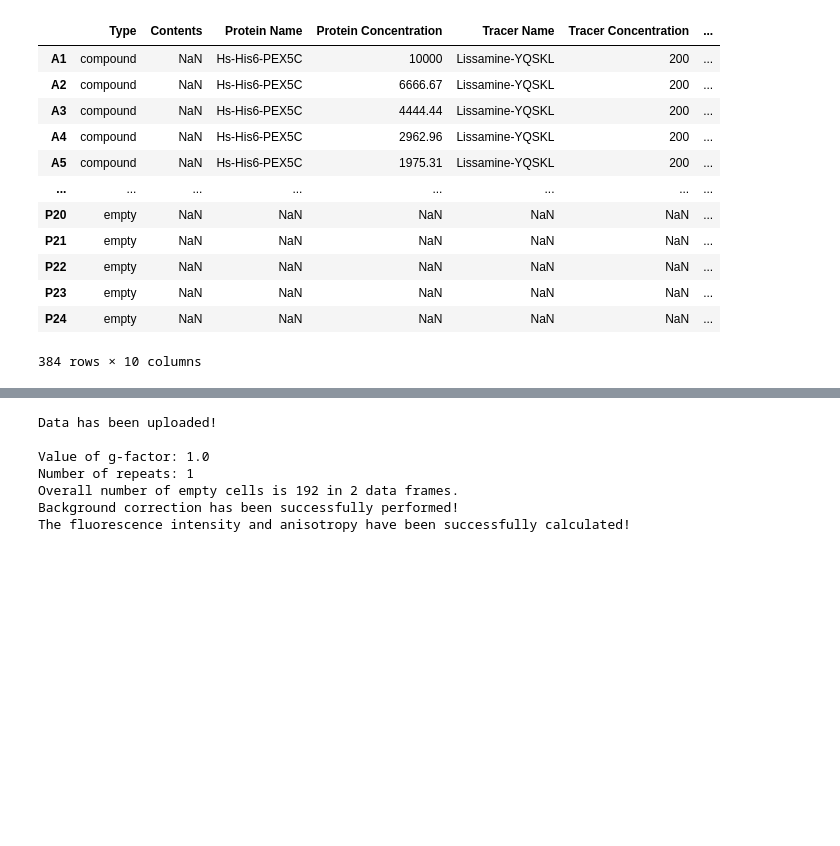
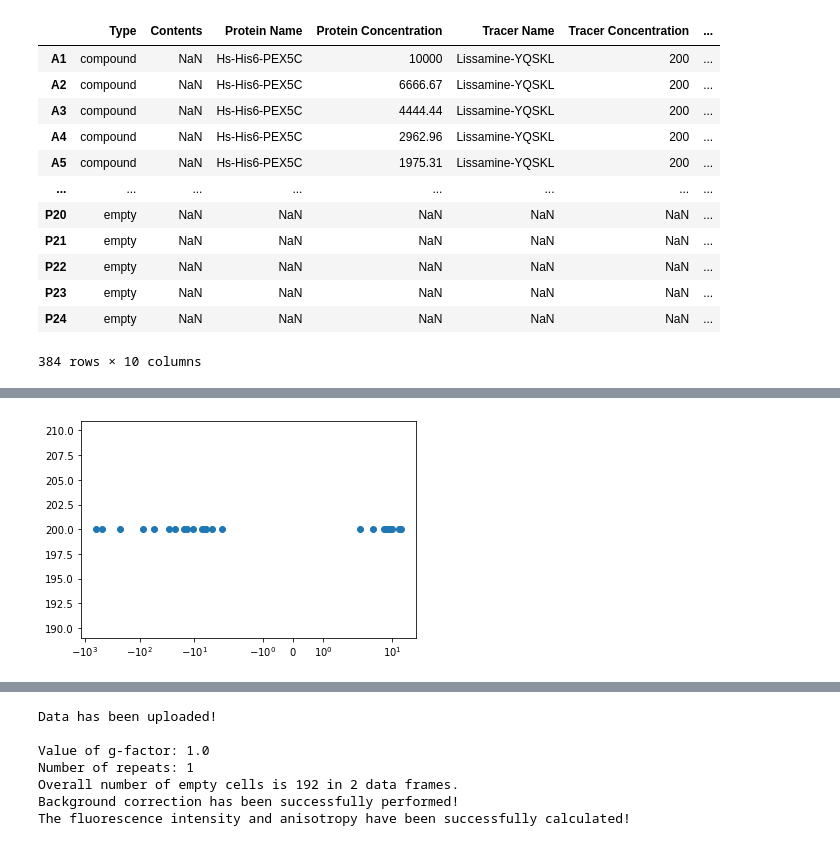
Before and after one commit to mariuszlas/Fluorescence-Anisotropy-Analysis-Development, a Jupyter notebook: fluorescenceanisotropy/fluores_anisotropy.ipynb, the cells around one changed output, grey strips where cells are left out. Cells and saved outputs as stored; diff of their text form; code cells hidden in the pictures; blank space fills up the shorter version.

```diff
--- a/fluorescenceanisotropy/fluores_anisotropy.ipynb
+++ b/fluorescenceanisotropy/fluores_anisotropy.ipynb
@@ -1034,3 +965,12 @@ def calc_fractionbound(data_dict):
         metadata, data = value.values()
         df = data['r_mean']
         pass
+# %%
+r = my_data1.data_dict['repeat_1']['data']['r_mean'][('Hs-His6-PEX5C','Lissamine-YQSKL')]
+# %%
+rmin = my_data1.final_fit.loc[('Hs-His6-PEX5C','Lissamine-YQSKL'), 'rmin']
+rmax = my_data1.final_fit.loc[('Hs-His6-PEX5C','Lissamine-YQSKL'), 'rmax']
+lam = my_data1.final_fit.loc[('Hs-His6-PEX5C','Lissamine-YQSKL'), "lambda"]
+# %%
+r['amount'] = ( ( (lam * (rmin-rmax)) / (r['mean'] - rmin) +1) **(-1) ) * 200
+r['tracer']=200
@@ -1037,3 +997,9 @@ def calc_fractionbound(data_dict):
+# %%
+plt.scatter(r['amount'], r['tracer'])
+ax = plt.gca()
+ax.set_xscale('symlog')
+# %% [output]
+[figure, added]
 # %%
 u = my_data1.plate_map['Protein Name'].unique()
 punew = pu[pd.notnull(pu)]
```
Also changed, not shown: parts of 22 cells of this notebook.
